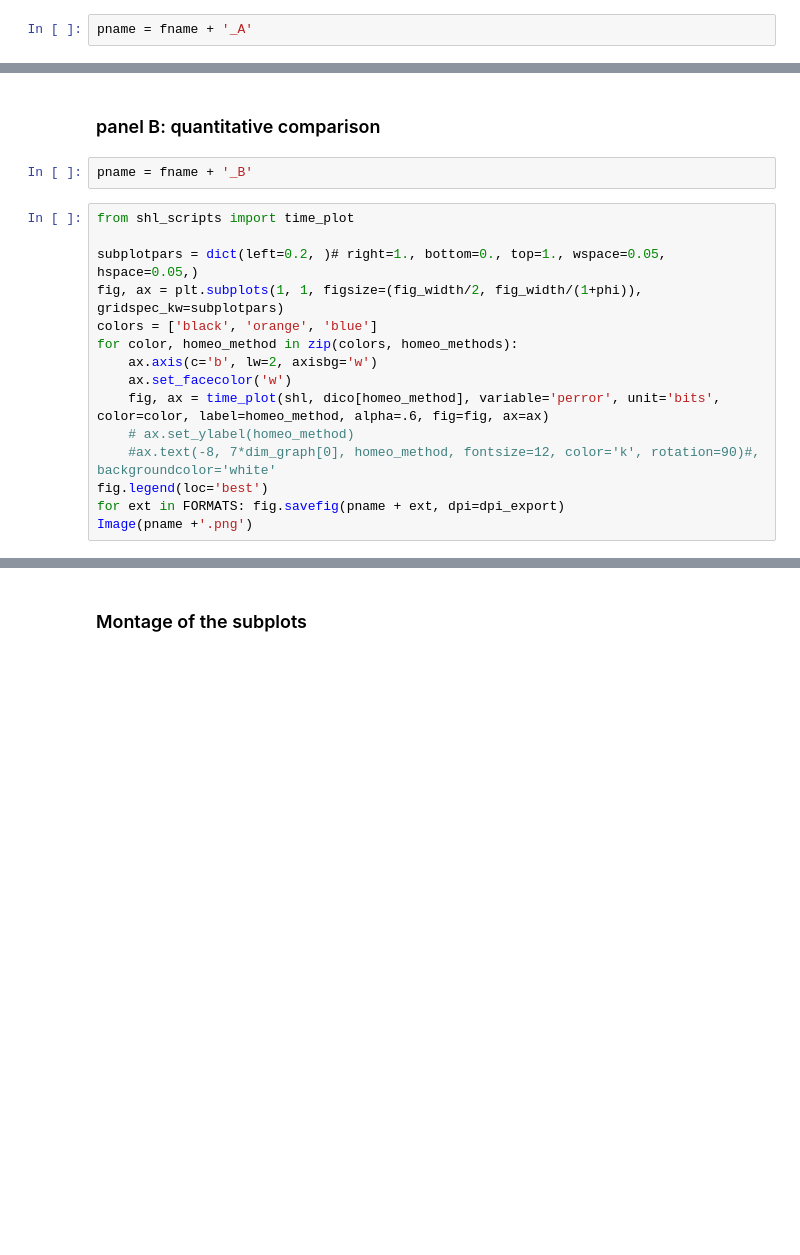
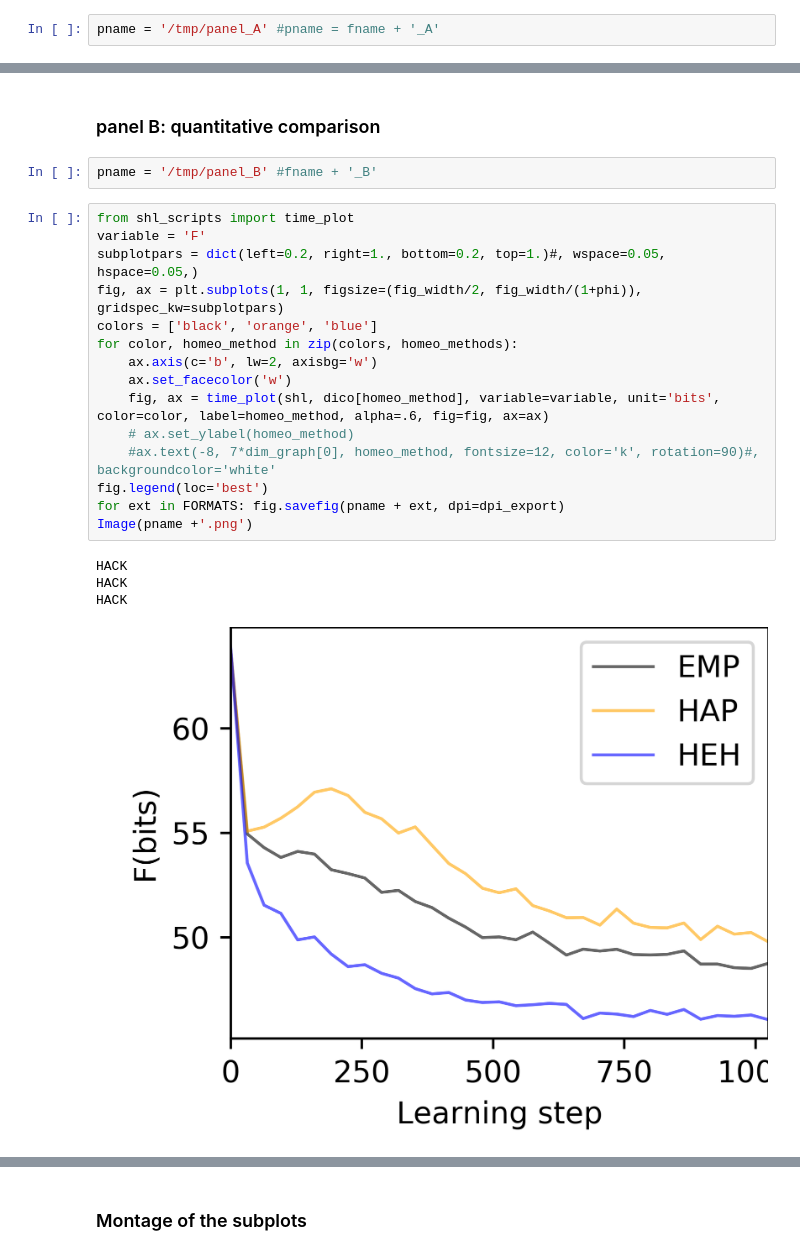
Before and after one commit to SpikeAI/HULK, a Jupyter notebook: Annex.ipynb, the cells around one changed output, grey strips where cells are left out. Saved outputs shown, nothing was run; the diff lists cells and outputs as text; blank space fills up the shorter version.

Commit message:
figures: adding panels B / figure 2 is still not finished

```diff
--- a/Annex.ipynb
+++ b/Annex.ipynb
@@ -142,7 +153,7 @@ average energy of filters =  1.0 +/- 4.06084993561207e-17
 # %% [markdown]
 ### panel A: plotting some dictionaries
 # %%
-pname = fname + '_A'
+pname = '/tmp/panel_A' #pname = fname + '_A'
 # %%
 from shl_scripts import show_dico
 if DEBUG: show_dico(shl, dico[homeo_method], dim_graph=(2,5))
@@ -174,19 +189,24 @@ if DEBUG: help(matplotlib.gridspec.GridSpec)
 # %% [markdown]
 ### panel B: quantitative comparison
 # %%
-pname = fname + '_B'
+pname = '/tmp/panel_B' #fname + '_B'
 # %%
 from shl_scripts import time_plot
-
-subplotpars = dict(left=0.2, )# right=1., bottom=0., top=1., wspace=0.05, hspace=0.05,)
+variable = 'F'
+subplotpars = dict(left=0.2, right=1., bottom=0.2, top=1.)#, wspace=0.05, hspace=0.05,)
 fig, ax = plt.subplots(1, 1, figsize=(fig_width/2, fig_width/(1+phi)), gridspec_kw=subplotpars)
 colors = ['black', 'orange', 'blue']
 for color, homeo_method in zip(colors, homeo_methods):
     ax.axis(c='b', lw=2, axisbg='w')
     ax.set_facecolor('w')
-    fig, ax = time_plot(shl, dico[homeo_method], variable='perror', unit='bits', color=color, label=homeo_method, alpha=.6, fig=fig, ax=ax)
+    fig, ax = time_plot(shl, dico[homeo_method], variable=variable, unit='bits', color=color, label=homeo_method, alpha=.6, fig=fig, ax=ax)
     # ax.set_ylabel(homeo_method)
     #ax.text(-8, 7*dim_graph[0], homeo_method, fontsize=12, color='k', rotation=90)#, backgroundcolor='white'
 fig.legend(loc='best')
 for ext in FORMATS: fig.savefig(pname + ext, dpi=dpi_export)
 Image(pname +'.png')
+# %% [output]
+HACK
+HACK
+HACK
+[figure, added]
```
Also changed, not shown: parts of 29 cells of this notebook, 5 other files.
